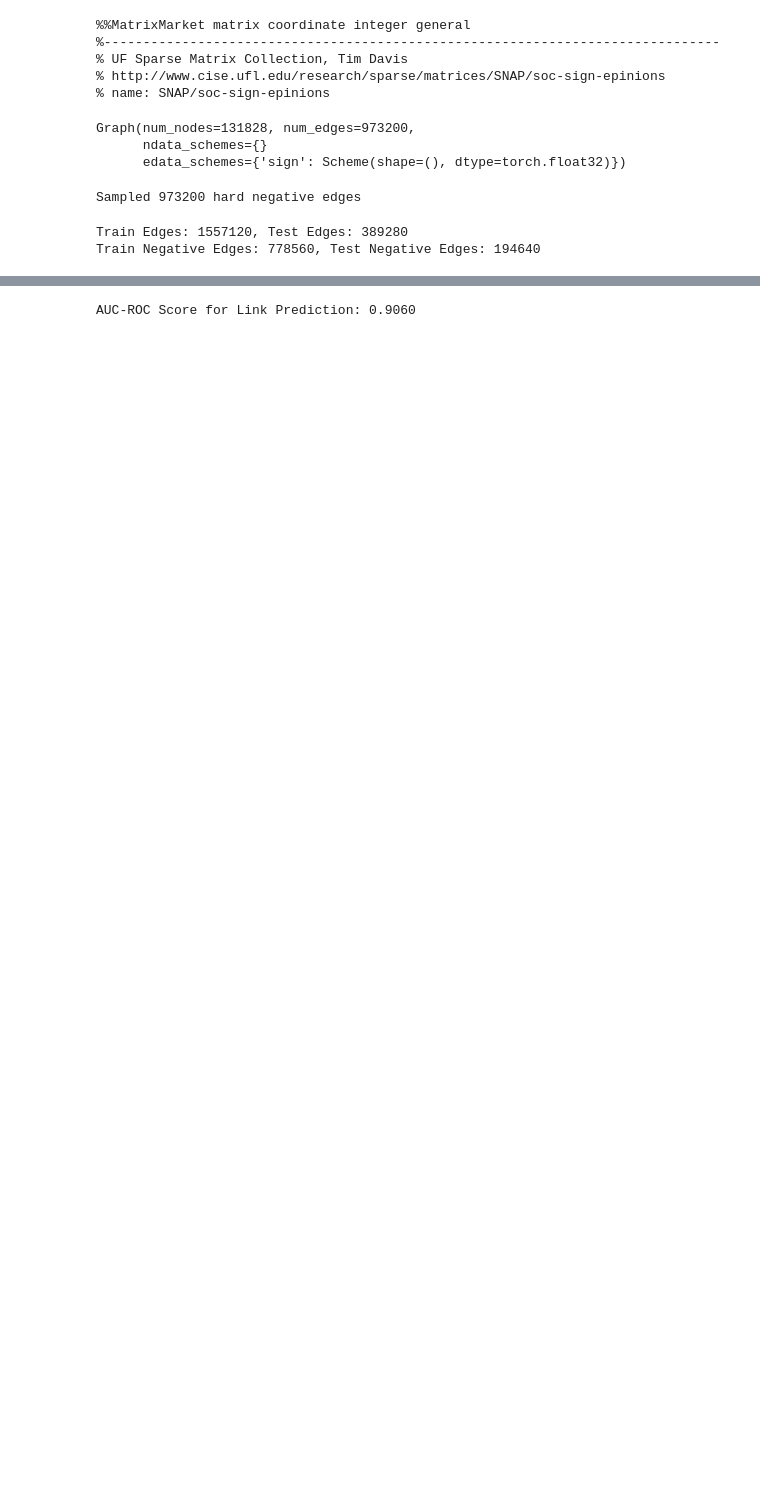
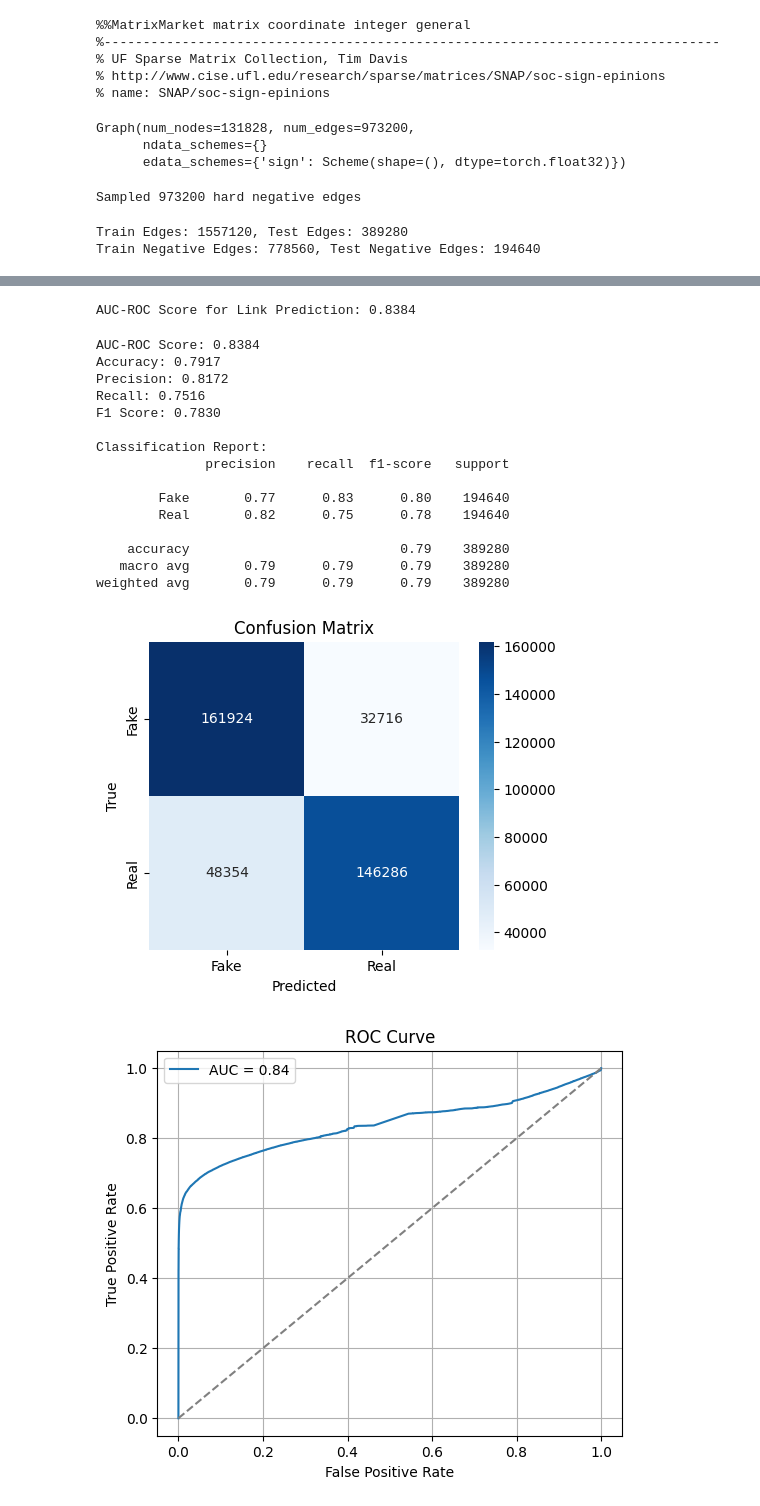
Before and after one commit to MarZim45/thesis_social_networks, a Jupyter notebook: Signed Social Network dataset/archive/signed.ipynb, the cells around one changed output, grey strips where cells are left out. Cells and saved outputs as stored; diff of their text form; code cells hidden in the pictures; blank space fills up the shorter version.

```diff
--- a/Signed Social Network dataset/archive/signed.ipynb
+++ b/Signed Social Network dataset/archive/signed.ipynb
@@ -278,9 +324,9 @@ def sample_hard_negative_edges(graph, num_samples):
         v = torch.randint(0, num_nodes, (num_samples,))
 
         # Ensure they don't already exist as edges
-        mask = ~graph.has_edges_between(u, v)
+        mask = torch.logical_not(graph.has_edges_between(u, v))
 
-        # Select only nodes with **similar degree values**
+        # Select only nodes with similar degree values
         degree_diff = torch.abs(graph.in_degrees(u) - graph.in_degrees(v))
         hard_mask = mask & (degree_diff < 5)  # Only allow similar-degree nodes
 
@@ -413,4 +452,75 @@ with torch.no_grad():
 
 print(f"AUC-ROC Score for Link Prediction: {auc_score:.4f}")
 # %% [output]
-AUC-ROC Score for Link Prediction: 0.9060
+AUC-ROC Score for Link Prediction: 0.8384
+# %%
+from sklearn.metrics import (
+    roc_auc_score, accuracy_score, precision_score, recall_score, f1_score,
+    classification_report, confusion_matrix, roc_curve
+)
+import seaborn as sns
+
+# Run evaluation
+model.eval()
+with torch.no_grad():
+    test_preds = model(graph, features, test_edges).numpy()
+
+# AUC-ROC Score
+auc_score = roc_auc_score(test_labels.numpy(), test_preds)
+
+# Apply threshold of 0.5 to convert probs into class predictions
+pred_labels = (test_preds > 0.5).astype(int)
+
+# Classification metrics
+accuracy = accuracy_score(test_labels, pred_labels)
+precision = precision_score(test_labels, pred_labels)
+recall = recall_score(test_labels, pred_labels)
+f1 = f1_score(test_labels, pred_labels)
+
+# Print metrics
+print(f"AUC-ROC Score: {auc_score:.4f}")
+print(f"Accuracy: {accuracy:.4f}")
+print(f"Precision: {precision:.4f}")
+print(f"Recall: {recall:.4f}")
+print(f"F1 Score: {f1:.4f}")
+print("\nClassification Report:")
+print(classification_report(test_labels, pred_labels, target_names=["Fake", "Real"]))
+
+# Confusion Matrix
+cm = confusion_matrix(test_labels, pred_labels)
+plt.figure(figsize=(5, 4))
+sns.heatmap(cm, annot=True, fmt="d", cmap="Blues", xticklabels=["Fake", "Real"], yticklabels=["Fake", "Real"])
+plt.title("Confusion Matrix")
+plt.xlabel("Predicted")
+plt.ylabel("True")
+plt.show()
+
+# ROC Curve
+fpr, tpr, _ = roc_curve(test_labels, test_preds)
+plt.figure(figsize=(6, 5))
+plt.plot(fpr, tpr, label=f"AUC = {auc_score:.2f}")
+plt.plot([0, 1], [0, 1], linestyle="--", color="gray")
+plt.xlabel("False Positive Rate")
+plt.ylabel("True Positive Rate")
+plt.title("ROC Curve")
+plt.legend()
+plt.grid(True)
+plt.show()
+# %% [output]
+AUC-ROC Score: 0.8384
+Accuracy: 0.7917
+Precision: 0.8172
+Recall: 0.7516
+F1 Score: 0.7830
+
+Classification Report:
+              precision    recall  f1-score   support
+
+        Fake       0.77      0.83      0.80    194640
+        Real       0.82      0.75      0.78    194640
+
+    accuracy                           0.79    389280
+   macro avg       0.79      0.79      0.79    389280
+weighted avg       0.79      0.79      0.79    389280
+[figure, added]
+[figure, added]
```
Also changed, not shown: parts of 28 cells of this notebook, 9 other files.
